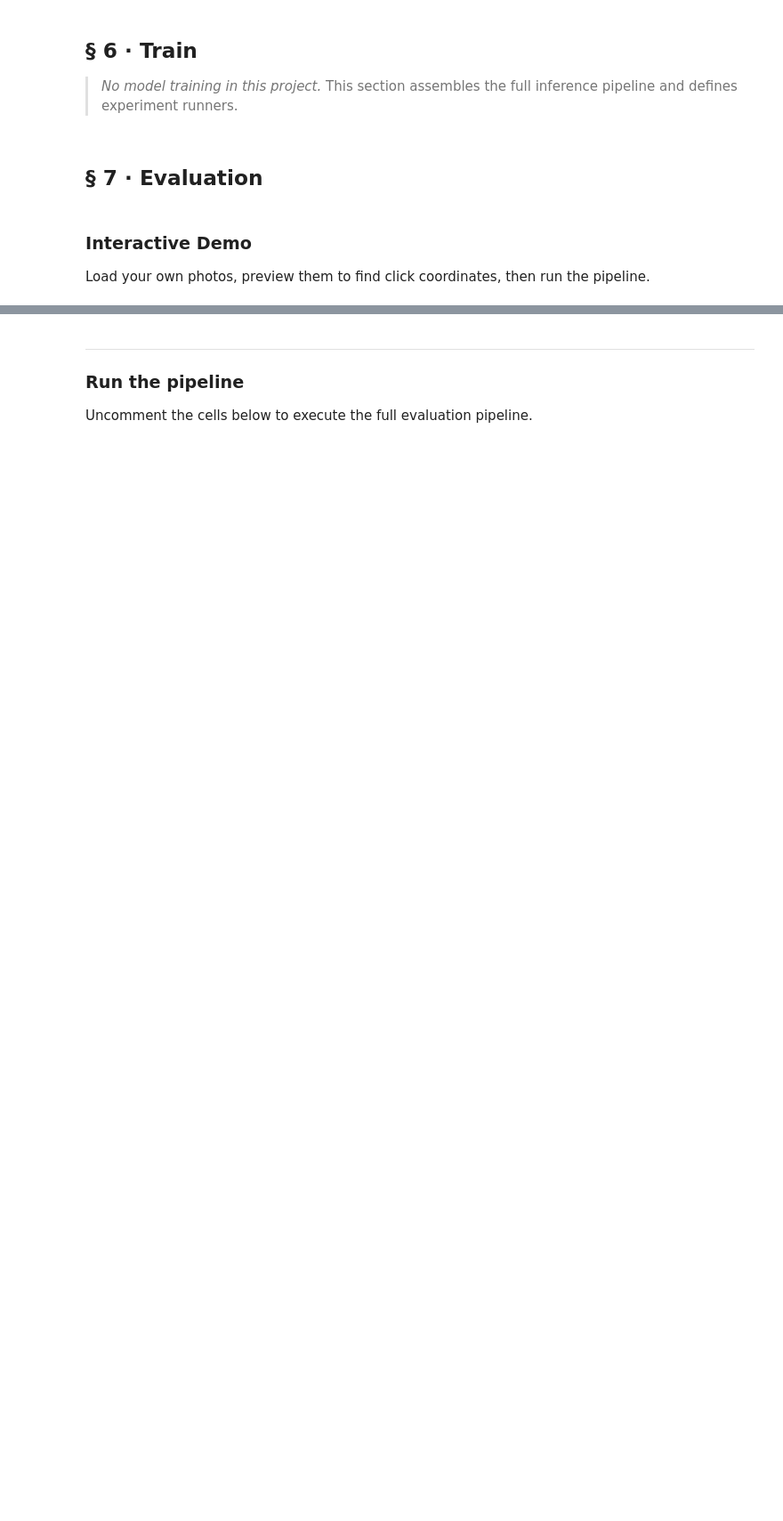
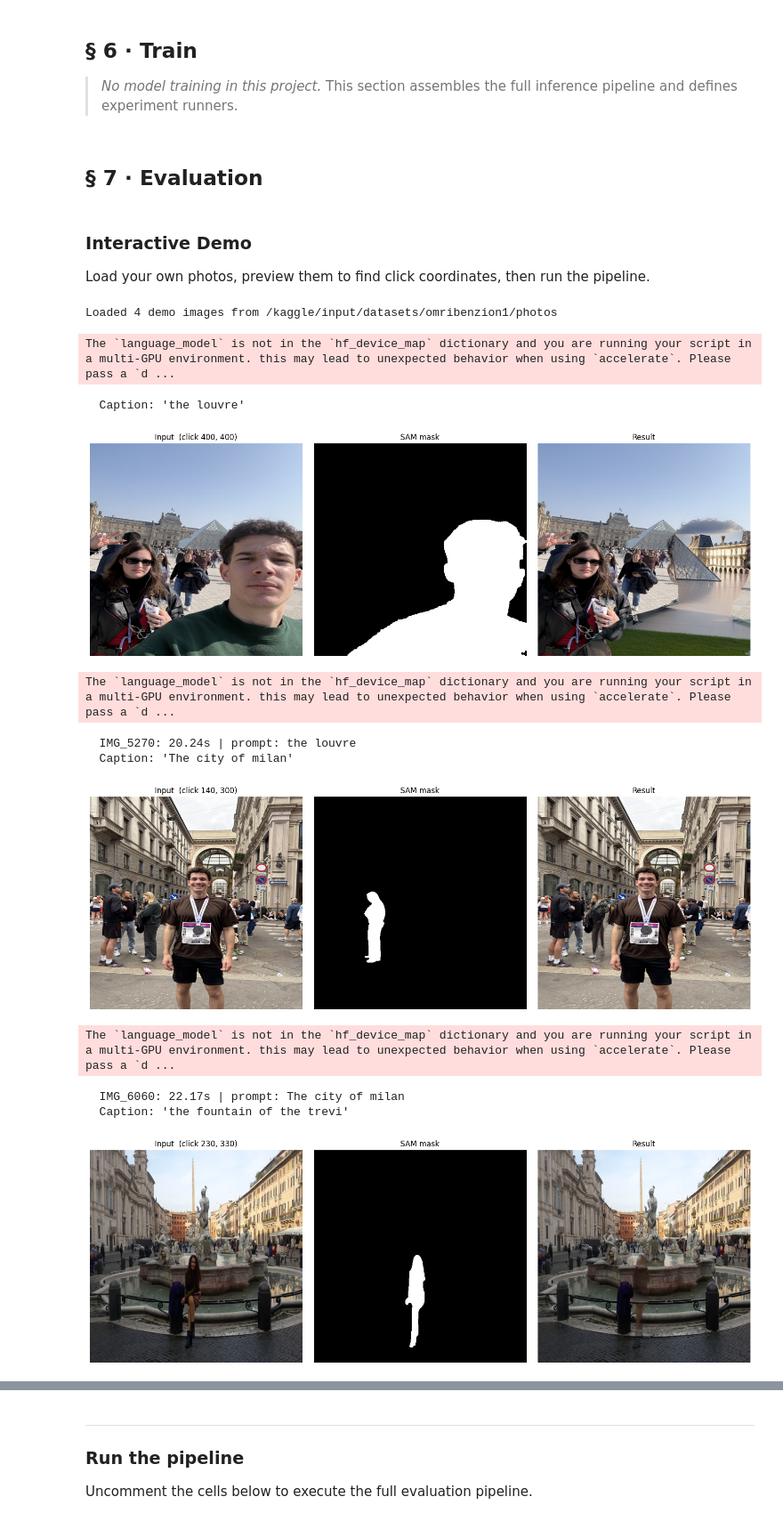
Before and after one commit to xomri1/cv-project, a Jupyter notebook: omri_cv.ipynb, the cells around one changed output, grey strips where cells are left out. Shown at 89% size. Drawn from its saved outputs; the diff is of its cells as text; code cells hidden in the pictures; blank space fills up the shorter version.

Commit message:
Kaggle Notebook | omri-cv1 | Version 2

```diff
--- a/omri_cv.ipynb
+++ b/omri_cv.ipynb
@@ -867,8 +881,8 @@ def mask_from_click(image: Image.Image, x: int, y: int) -> Image.Image:
         inputs["original_sizes"].cpu(),
         inputs["reshaped_input_sizes"].cpu(),
     )
-    iou_scores = outputs.iou_scores[0, 0]   # (3,)
-    best_idx   = int(iou_scores.argmax())
+    candidate_masks = masks[0][0]  # (3, H, W)
+    best_idx = int(max(range(len(candidate_masks)), key=lambda i: candidate_masks[i].sum()))
     best_mask  = masks[0][0][best_idx].numpy().astype(np.float32)
     mask_img   = _postprocess_mask(best_mask)
     # resize to IMAGE_SIZE
@@ -1691,31 +1740,48 @@ Load your own photos, preview them to find click coordinates, then run the pipel
 
 DEMO_CLICKS = {
     # "image_stem": (x, y),   ← pixel coords of the person to remove
     # e.g. "my_photo": (240, 180),
+    "IMG_5270":(400,400),
+     "IMG_6060":(140,300),
+     "piazza navona":(230,330),
+     "tourist in trevi":(250,400),
 }
 
 DEMO_FOLDER = "/kaggle/input/datasets/omribenzion1/photos/"
 
 demo_images = load_demo_images(DEMO_FOLDER)
 
 for s in demo_images:
     name = s["image_id"]
     if name not in DEMO_CLICKS:
         fig, ax = plt.subplots(figsize=(6, 6))
         ax.imshow(np.array(s["image"]))
         ax.set_title(f"{name}  ← add to DEMO_CLICKS")
         plt.tight_layout()
         plt.show()
         continue
 
     x, y = DEMO_CLICKS[name]
-    out = run_pipeline(s["image"], (x, y), mode="demo", seed=42, verbose=True)
+    out = run_pipeline(s["image"], (x, y), mode="improved", seed=42, verbose=True)
     fig, axes = plt.subplots(1, 3, figsize=(15, 5))
     axes[0].imshow(np.array(s["image"])); axes[0].set_title(f"Input  (click {x}, {y})")
     axes[1].imshow(np.array(out["mask"]), cmap="gray"); axes[1].set_title("SAM mask")
     axes[2].imshow(np.array(out["result"])); axes[2].set_title("Result")
     axes[2].set_xlabel(out["prompt"][:70], fontsize=8)
     for ax in axes: ax.axis("off")
     plt.tight_layout()
     plt.show()
     print(f"  {name}: {out['times']['total_sec']}s | prompt: {out['prompt'][:60]}")
+# %% [output]
+Loaded 4 demo images from /kaggle/input/datasets/omribenzion1/photos
+The `language_model` is not in the `hf_device_map` dictionary and you are running your script in a multi-GPU environment. this may lead to unexpected behavior when using `accelerate`. Please pass a `d ...
+  Caption: 'the louvre'
+[figure, added]
+The `language_model` is not in the `hf_device_map` dictionary and you are running your script in a multi-GPU environment. this may lead to unexpected behavior when using `accelerate`. Please pass a `d ...
+  IMG_5270: 20.24s | prompt: the louvre
+  Caption: 'The city of milan'
+[figure, added]
+The `language_model` is not in the `hf_device_map` dictionary and you are running your script in a multi-GPU environment. this may lead to unexpected behavior when using `accelerate`. Please pass a `d ...
+  IMG_6060: 22.17s | prompt: The city of milan
+  Caption: 'the fountain of the trevi'
+[figure, added]
```
Also changed, not shown: parts of 16 cells of this notebook.
